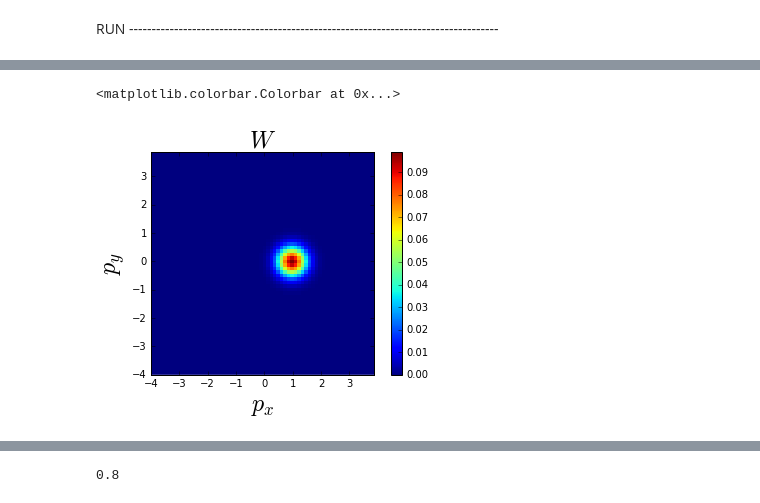
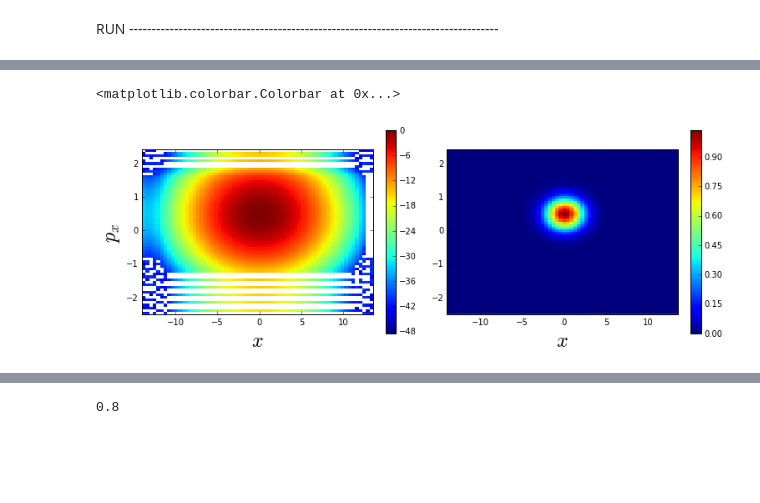
Before and after one commit to cabrer7/PyWignerCUDA2, a Jupyter notebook: instances/WignerDirac4D_64_64/Free.ipynb, the cells around one changed output, grey strips where cells are left out. Cells and saved outputs as stored; diff of their text form; code cells hidden in the pictures; blank space fills up the shorter version.

```diff
--- a/instances/WignerDirac4D_64_64/Free.ipynb
+++ b/instances/WignerDirac4D_64_64/Free.ipynb
@@ -278,16 +353,32 @@ plt.colorbar()
 # %%
-# Momentum space
-plt.imshow( W_end[ :, instance.gridDIM_y/2 ,  :, instance.gridDIM_x/2 ].real,
-           extent=[-instance.p_x_amplitude , instance.p_x_amplitude-instance.dp_x,
-                   -instance.p_y_amplitude , instance.p_y_amplitude-instance.dp_y] ,
+# Phase space x
+
+fig = plt.figure(figsize=(12,10))
+a=fig.add_subplot(1,2,1)
+
+im1 = plt.imshow( np.log( W_end[instance.gridDIM_y/2, instance.gridDIM_y/2, :, : ].real ),
+           extent=[-instance.y_amplitude , instance.y_amplitude-instance.dy,
+                   -instance.p_y_amplitude, instance.p_y_amplitude-instance.dp_y] ,
            origin='lower', interpolation='none')
 
-axis_font = {'size':'24'}
-plt.title( '$W$' , **axis_font)
-plt.xlabel('$p_x$',**axis_font)
-plt.ylabel('$p_y$',**axis_font)
-plt.axes().set_aspect(1)
-plt.colorbar()
+a.set_aspect(4)
+plt.xlabel('$x$',**axis_font)
+plt.ylabel('$p_x$',**axis_font)
+
+plt.colorbar(im1,fraction=0.04)
+
+a=fig.add_subplot(1,2,2)
+
+plt.imshow( W_end[instance.gridDIM_y/2, instance.gridDIM_y/2, :, : ].real ,
+           extent=[-instance.y_amplitude , instance.y_amplitude-instance.dy,
+                   -instance.p_y_amplitude, instance.p_y_amplitude-instance.dp_y] ,
+           origin='lower', interpolation='none')
+
+plt.xlabel('$x$',**axis_font)
+#plt.ylabel('$p_y$',**axis_font)
+
+a.set_aspect(4)
+plt.colorbar(fraction=0.04)
 # %% [output]
 <matplotlib.colorbar.Colorbar at 0x...>
-[figure, old version]
+[figure, new version]
```
Also changed, not shown: parts of 31 cells of this notebook.
